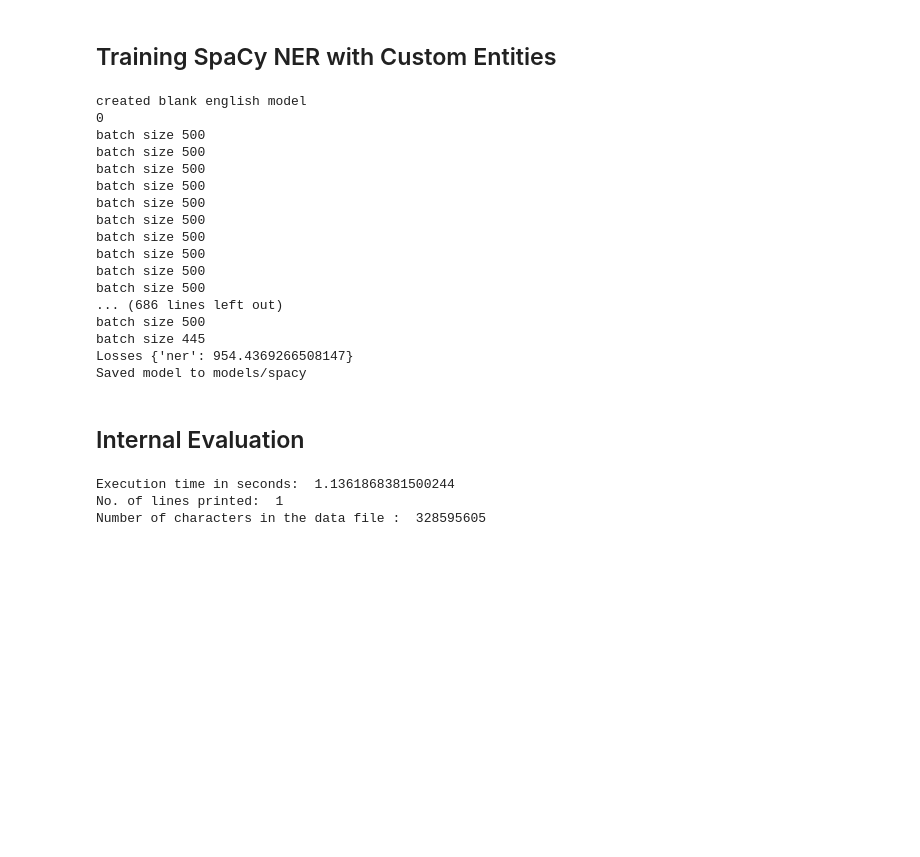
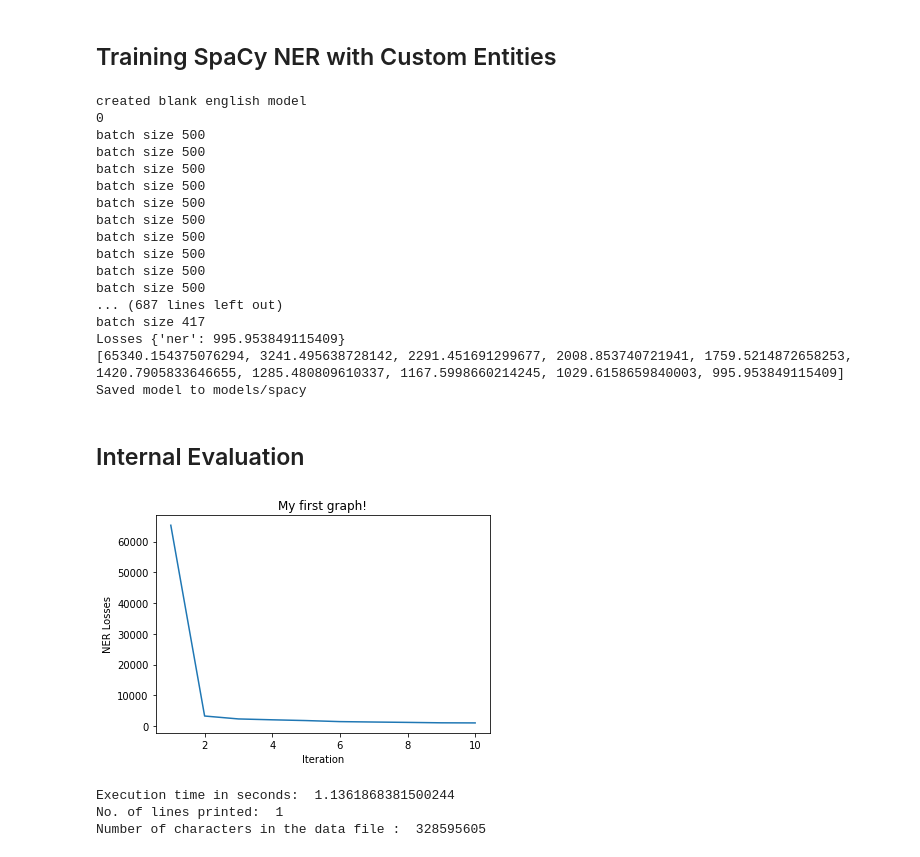
Before and after one commit to ajag408/ASKus, a Jupyter notebook: ASKus_spaCy.ipynb, the cells around one changed output. Saved outputs shown, nothing was run; the diff lists cells and outputs as text; code cells hidden in the pictures; blank space fills up the shorter version.

```diff
--- a/ASKus_spaCy.ipynb
+++ b/ASKus_spaCy.ipynb
@@ -125,9 +127,9 @@ Number of characters in the data file (too many):  1093591763
 #SpaCy friendly training data was read in from .txt file as a string - use following to convert back to list of tuples
 #Source code: https://stackoverflow.com/questions/1894269/how-to-convert-string-representation-of-list-to-a-list
 
-# DATA = ast.literal_eval(spacy_train)
+DATA = ast.literal_eval(spacy_train)
 
-# print("number of (paper, dataset_location) tuples in the data: ", len(DATA))
+print("number of (paper, dataset_location) tuples in the data: ", len(DATA))
 # %% [output]
 number of (paper, dataset_location) tuples in the data:  19661
 # %%
@@ -138,11 +140,11 @@ number of (paper, dataset_location) tuples in the data:  19661
 # hence it is commented out here
 
 # #randomly shuffle the tuples
-# random.shuffle(DATA)
+random.shuffle(DATA)
 
-# train_mark = (len(DATA)*7//10)
-# TRAIN_FULL = DATA[:train_mark]
-# TEST_FULL = DATA[train_mark:]
+train_mark = (len(DATA)*7//10)
+TRAIN_FULL = DATA[:train_mark]
+TEST_FULL = DATA[train_mark:]
 # %%
 # write train/test split into a text file, as model will be trained on this split
 
@@ -190,7 +163,0 @@ Number of characters in the data file :  764996158
-# %%
-#Ttraining data was read in from .txt file as a string - use following to convert back to list of tuples
-#Source code: https://stackoverflow.com/questions/1894269/how-to-convert-string-representation-of-list-to-a-list
-
-TRAIN_FULL = ast.literal_eval(TRAIN_FULL)
-
-print("number of (paper, dataset_location) tuples in the data: ", len(TRAIN_FULL))
@@ -289,7 +254,7 @@ optimizer = nlp.begin_training()
 
 #set number of epochs we want our model to perform
 n_iter = 10
-
+lossList = []
 #make sure we only train our ner pipe to speed up processing
 other_pipes = [pipe for pipe in nlp.pipe_names if pipe != 'ner']
 with nlp.disable_pipes(*other_pipes):  # only train NER
@@ -307,9 +272,11 @@ with nlp.disable_pipes(*other_pipes):  # only train NER
             nlp.update(texts, annotations, sgd=optimizer, drop=0.35,
                         losses=losses)
         #loss after this epoch
+        lossList.append(losses['ner'])
         print('Losses', losses)
 
 
+print(lossList)
 # Save model
 output_dir = Path('./models/spacy')
 if not output_dir.exists():
@@ -330,13 +297,33 @@ batch size 500
 batch size 500
 batch size 500
 batch size 500
-... (686 lines left out)
-batch size 500
-batch size 445
-Losses {'ner': 954.4369266508147}
+... (687 lines left out)
+batch size 417
+Losses {'ner': 995.953849115409}
+[65340.154375076294, 3241.495638728142, 2291.451691299677, 2008.853740721941, 1759.5214872658253, 1420.7905833646655, 1285.480809610337, 1167.5998660214245, 1029.6158659840003, 995.953849115409]
 Saved model to models/spacy
 # %% [markdown]
 ## Internal Evaluation
+# %%
+# code reference: https://www.geeksforgeeks.org/graph-plotting-in-python-set-1/
+import matplotlib.pyplot as plt
+
+x = [1,2,3,4,5,6,7,8,9,10]
+
+plt.plot(x, lossList)
+
+# naming the x axis
+plt.xlabel('Iteration')
+# naming the y axis
+plt.ylabel('NER Losses')
+
+# giving a title to my graph
+plt.title('My first graph!')
+
+# function to show the plot
+plt.show()
+# %% [output]
+[figure, added]
 # %%
 #Load "test" set (30% training data held aside above)
 #Note: these are not compressed into sentences, it is full texts.  The evaluation script below breaks into sentences
```
Also changed, not shown: parts of 16 cells of this notebook.
